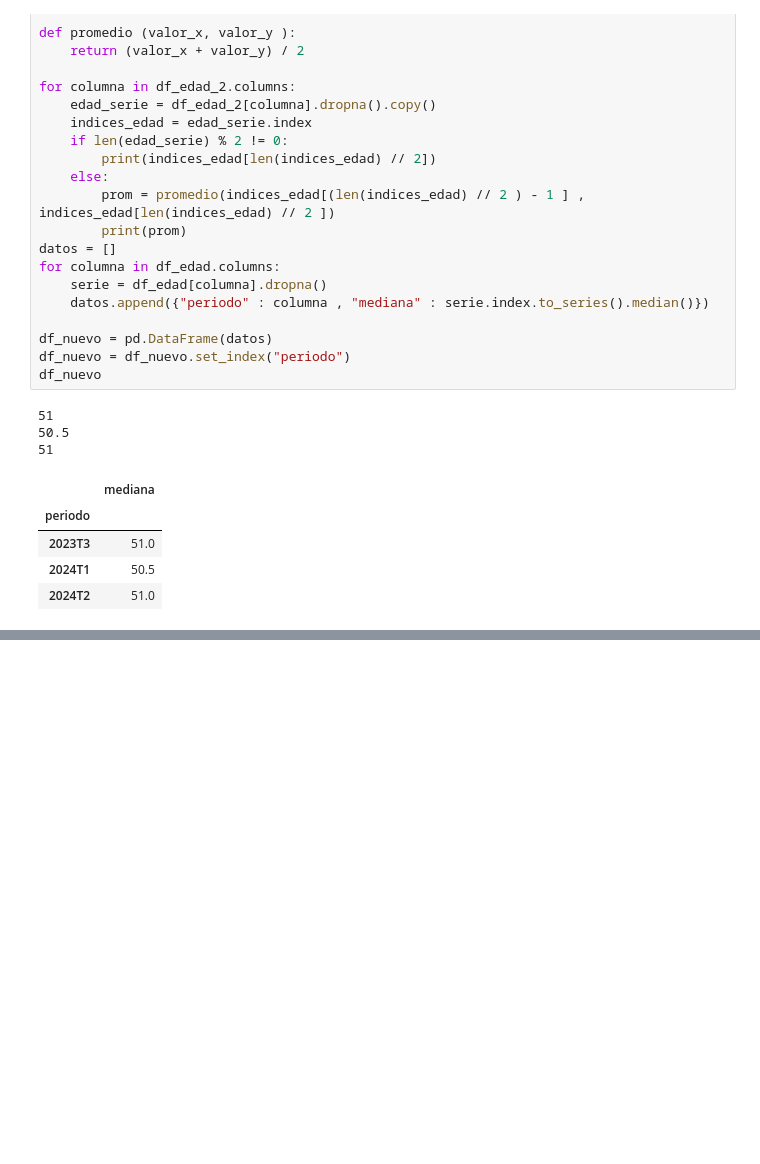
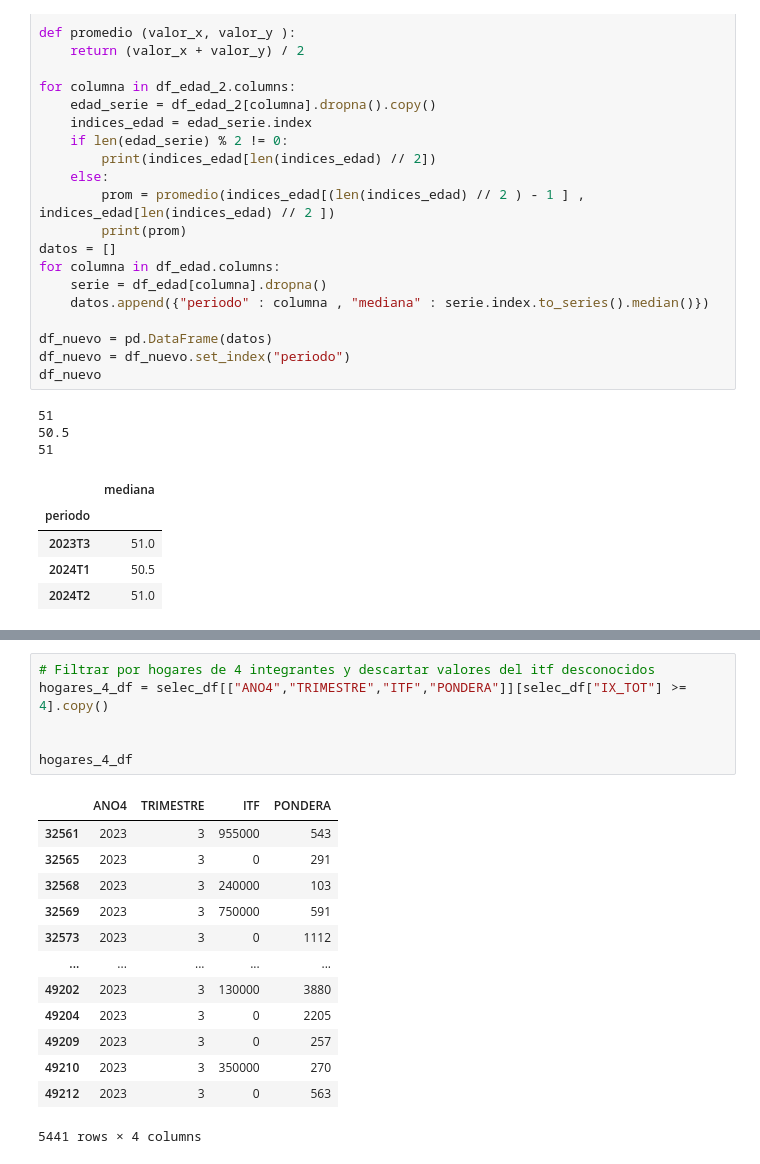
Before and after one commit to noguesan/TP_Integrado_lenguajes, a Jupyter notebook: src/st_test.ipynb, the cells around one changed output, grey strips where cells are left out. Cells and saved outputs as stored; diff of their text form; blank space fills up the shorter version.

```diff
--- a/src/caracteristicas_demograficas_test.ipynb
+++ b/src/st_test.ipynb
@@ -265,0 +295,20 @@ df_nuevo
+# %%
+# Filtrar por hogares de 4 integrantes y descartar valores del itf desconocidos
+hogares_4_df = selec_df[["ANO4","TRIMESTRE","ITF","PONDERA"]][selec_df["IX_TOT"] >= 4].copy()
+
+
+hogares_4_df
+# %% [output]
+|  | ANO4 | TRIMESTRE | ITF | PONDERA |
+| 32561 | 2023 | 3 | 955000 | 543 |
+| 32565 | 2023 | 3 | 0 | 291 |
+| 32568 | 2023 | 3 | 240000 | 103 |
+| 32569 | 2023 | 3 | 750000 | 591 |
+| 32573 | 2023 | 3 | 0 | 1112 |
+| ... | ... | ... | ... | ... |
+| 49202 | 2023 | 3 | 130000 | 3880 |
+| 49204 | 2023 | 3 | 0 | 2205 |
+| 49209 | 2023 | 3 | 0 | 257 |
+| 49210 | 2023 | 3 | 350000 | 270 |
+| 49212 | 2023 | 3 | 0 | 563 |
+5441 rows × 4 columns
```
Also changed, not shown: parts of 3 cells of this notebook, 10 other files.
